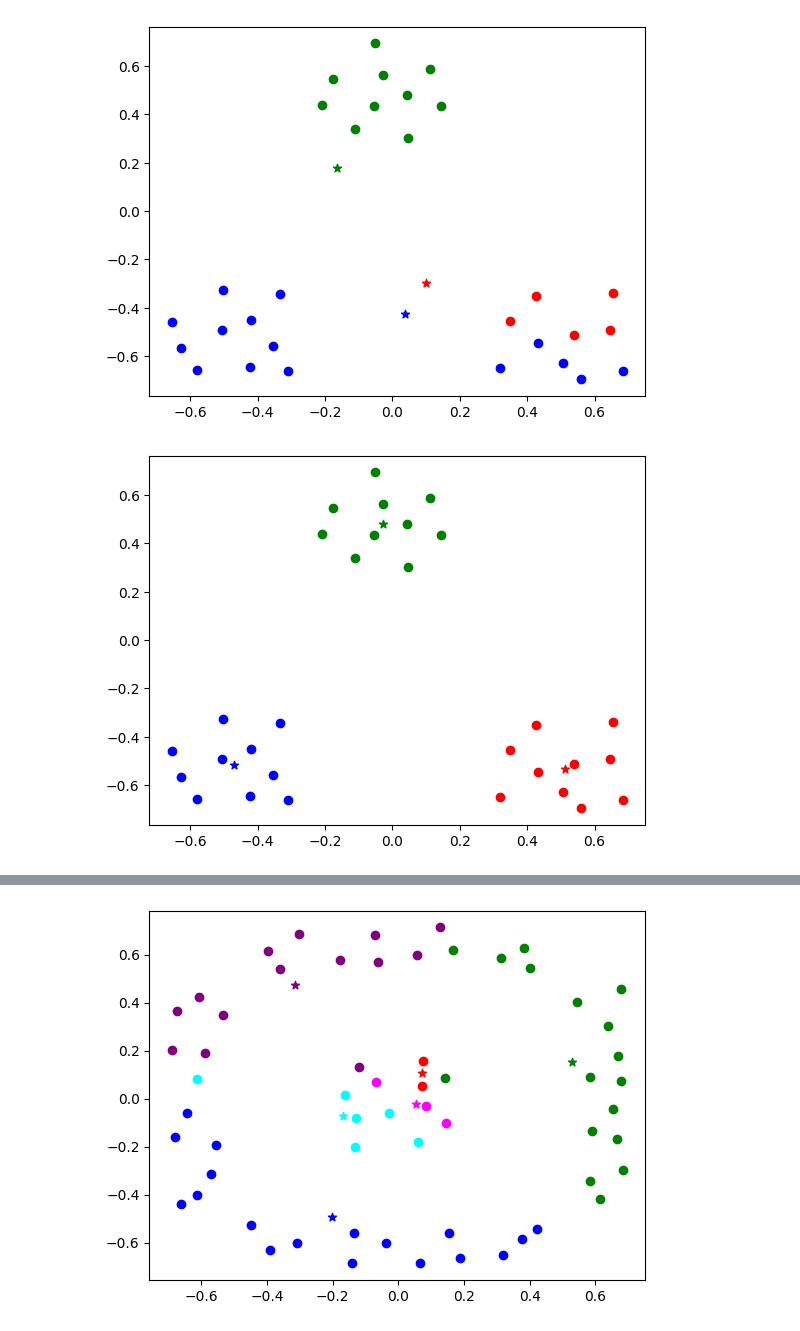
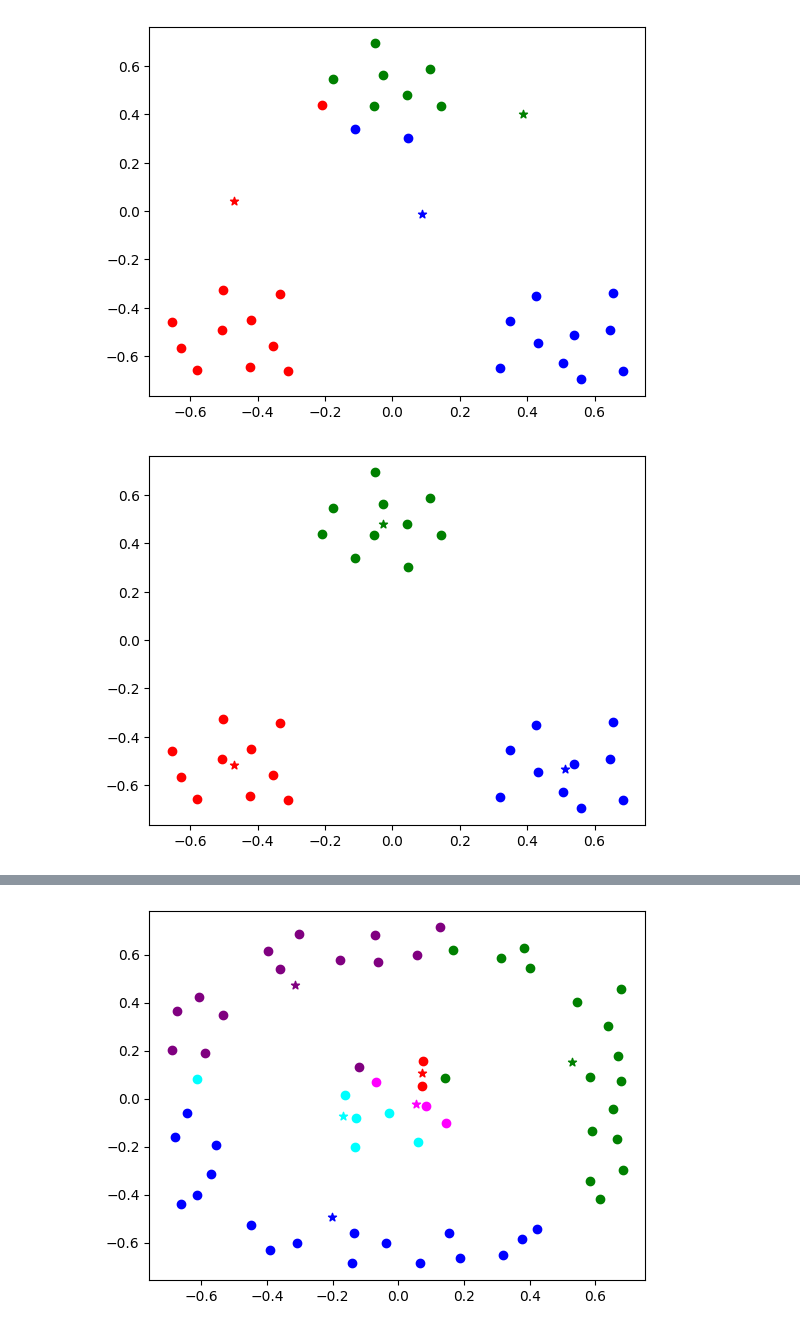
Before and after one commit to KKamp2015/PatternRecognitionMP2, a Jupyter notebook: Task2.ipynb, the cells around one changed output, grey strips where cells are left out. Saved outputs shown, nothing was run; the diff lists cells and outputs as text; code cells hidden in the pictures.

```diff
--- a/Task2.ipynb
+++ b/Task2.ipynb
@@ -14,24 +14,44 @@ class Kmean:
         self.rangex=[min(three['col1']),max(three['col1'])]
         self.rangey=[min(three['col2']),max(three['col2'])]
         self.colors=['r','g','b','cyan','magenta','purple','k']
+        self.Cov=np.cov(list(self.data.values()))
         if self.init=='rand':
-            self.mu=[[-1,-1]]*self.C
-            self.data['y']=np.random.randint(0,self.C,len(self.data['y']))
+            self.Random()
             self.mean()
         elif self.init=='forgy':
-            self.mu=[]
-            for a in range(self.C):
-                muk=[random.uniform(self.rangex[0],self.rangex[1]),random.uniform(self.rangey[0],self.rangey[1])]
-                self.mu.append(muk)
+            self.Forgy()
         elif self.init=='K++':
-            #do the K++ things
-            k=1
+            self.Kpp()
         else:
             print('Initialization type not recognized defaulting to random')
             self.init='rand'
+            self.Random()
+
+            self.mean()
+    def Random(self):
             self.mu=[[-1,-1]]*self.C
-            self.data['y']=np.random.randint(0,self.C,len(self.data['y']))
-            self.mean()
+            y=np.random.randint(0,self.C,len(self.data['y']))
+            test=1
+            for i in range(self.C):
+                test*=len(np.where(y==i)[0])
+            if test==0:
+                while test==0:
+                    y=np.random.randint(0,self.C,len(self.data['y']))
+                    test=1
+                    for i in range(self.C):
+                        test*=len(np.where(y==i)[0])
+            self.data['y']=y
+    def Forgy(self):
+        self.mu=[]
+        for a in range(self.C):
+            muk=[random.uniform(self.rangex[0],self.rangex[1]),random.uniform(self.rangey[0],self.rangey[1])]
+            while muk in self.mu:
+                muk=[random.uniform(self.rangex[0],self.rangex[1]),random.uniform(self.rangey[0],self.rangey[1])]
+            self.mu.append(muk)
+
+    def Kpp(self):
+        #do the K++ things
+        k=1
     def Dist2(self,x,y):
         d=0
         if len(x)==len(y):
@@ -57,15 +77,15 @@ class Kmean:
 # %%
 three=ascii.read('three.csv')
 # %%
-K=Kmean(three)
+K=Kmean(three,init='forgy')
 K.cluster()
 K.plot()
 # %% [output]
-[figure, old version]
+[figure, new version]
 # %%
 K.mean()
 K.cluster()
 K.mean()
 K.plot()
 # %% [output]
-[figure, old version]
+[figure, new version]
```
Also changed, not shown: parts of 8 cells of this notebook.
